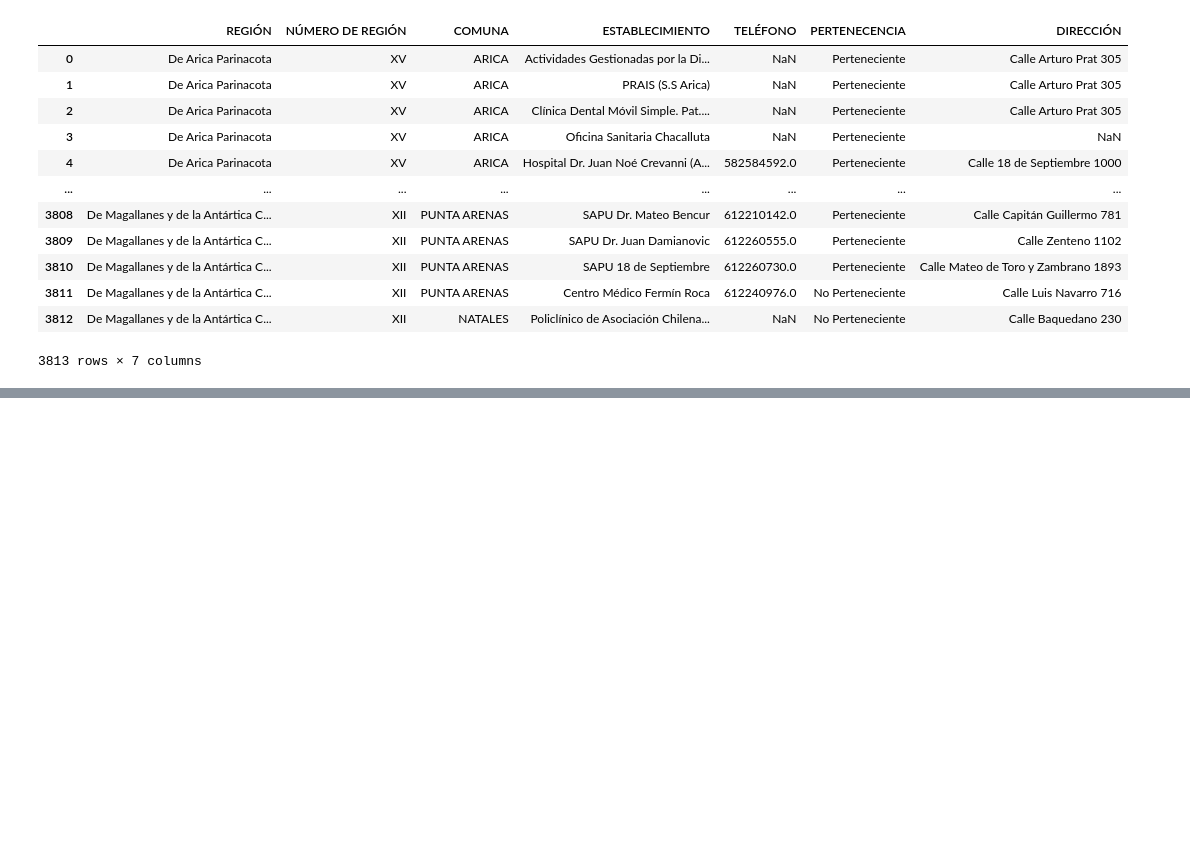
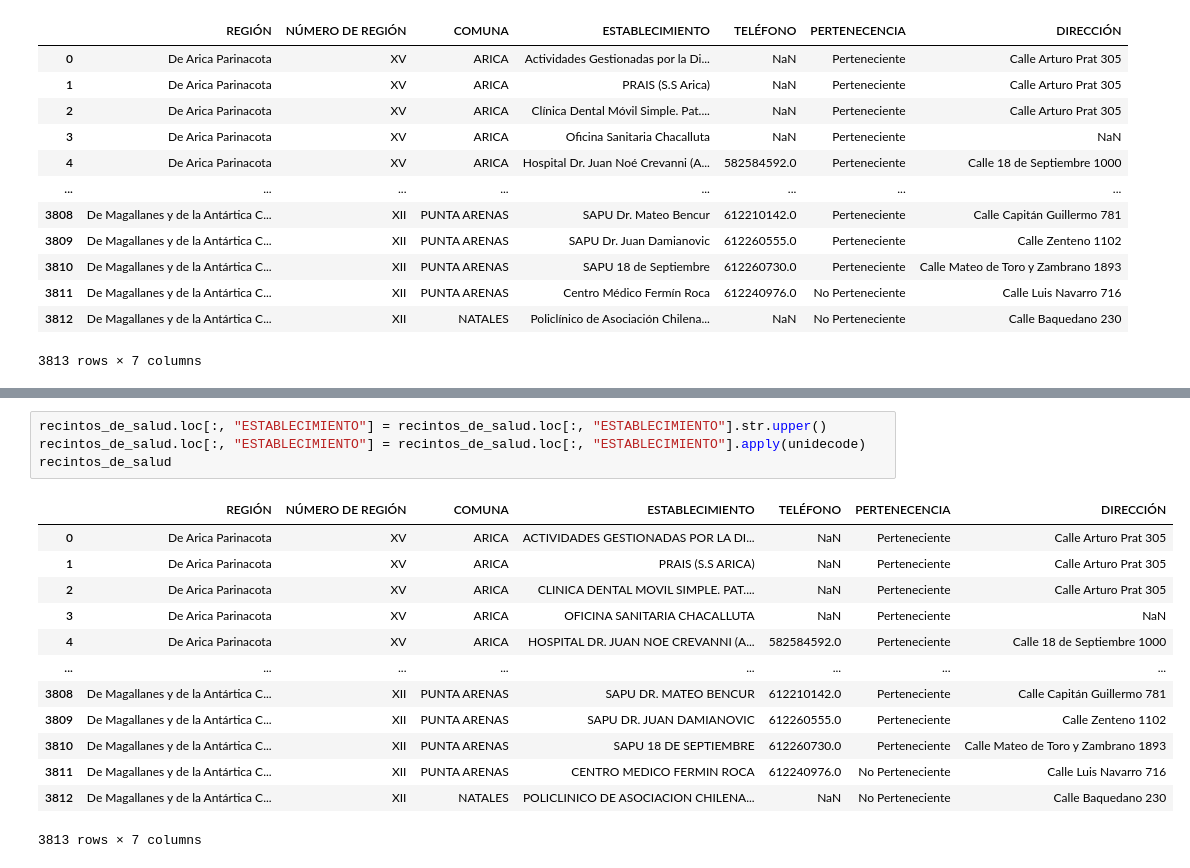
Before and after one commit to Utmite/imt2200-project, a Jupyter notebook: src/comunas_sin_hospital.ipynb, the cells around one changed output, grey strips where cells are left out. Cells and saved outputs as stored; diff of their text form; blank space fills up the shorter version.

```diff
--- a/src/comunas_sin_hospital.ipynb
+++ b/src/comunas_sin_hospital.ipynb
@@ -77,0 +118,18 @@ comuna_sin_hospital
+# %%
+recintos_de_salud.loc[:, "ESTABLECIMIENTO"] = recintos_de_salud.loc[:, "ESTABLECIMIENTO"].str.upper()
+recintos_de_salud.loc[:, "ESTABLECIMIENTO"] = recintos_de_salud.loc[:, "ESTABLECIMIENTO"].apply(unidecode)
+recintos_de_salud
+# %% [output]
+|  | REGIÓN | NÚMERO DE REGIÓN | COMUNA | ESTABLECIMIENTO | TELÉFONO | PERTENECENCIA | DIRECCIÓN |
+| 0 | De Arica Parinacota | XV | ARICA | ACTIVIDADES GESTIONADAS POR LA DI... | NaN | Perteneciente | Calle Arturo Prat 305 |
+| 1 | De Arica Parinacota | XV | ARICA | PRAIS (S.S ARICA) | NaN | Perteneciente | Calle Arturo Prat 305 |
+| 2 | De Arica Parinacota | XV | ARICA | CLINICA DENTAL MOVIL SIMPLE. PAT.... | NaN | Perteneciente | Calle Arturo Prat 305 |
+| 3 | De Arica Parinacota | XV | ARICA | OFICINA SANITARIA CHACALLUTA | NaN | Perteneciente | NaN |
+| 4 | De Arica Parinacota | XV | ARICA | HOSPITAL DR. JUAN NOE CREVANNI (A... | 582584592.0 | Perteneciente | Calle 18 de Septiembre 1000 |
+| ... | ... | ... | ... | ... | ... | ... | ... |
+| 3808 | De Magallanes y de la Antártica C... | XII | PUNTA ARENAS | SAPU DR. MATEO BENCUR | 612210142.0 | Perteneciente | Calle Capitán Guillermo 781 |
+| 3809 | De Magallanes y de la Antártica C... | XII | PUNTA ARENAS | SAPU DR. JUAN DAMIANOVIC | 612260555.0 | Perteneciente | Calle Zenteno 1102 |
+| 3810 | De Magallanes y de la Antártica C... | XII | PUNTA ARENAS | SAPU 18 DE SEPTIEMBRE | 612260730.0 | Perteneciente | Calle Mateo de Toro y Zambrano 1893 |
+| 3811 | De Magallanes y de la Antártica C... | XII | PUNTA ARENAS | CENTRO MEDICO FERMIN ROCA | 612240976.0 | No Perteneciente | Calle Luis Navarro 716 |
+| 3812 | De Magallanes y de la Antártica C... | XII | NATALES | POLICLINICO DE ASOCIACION CHILENA... | NaN | No Perteneciente | Calle Baquedano 230 |
+3813 rows × 7 columns
```
Also changed, not shown: parts of 6 cells of this notebook, 1 other file.
